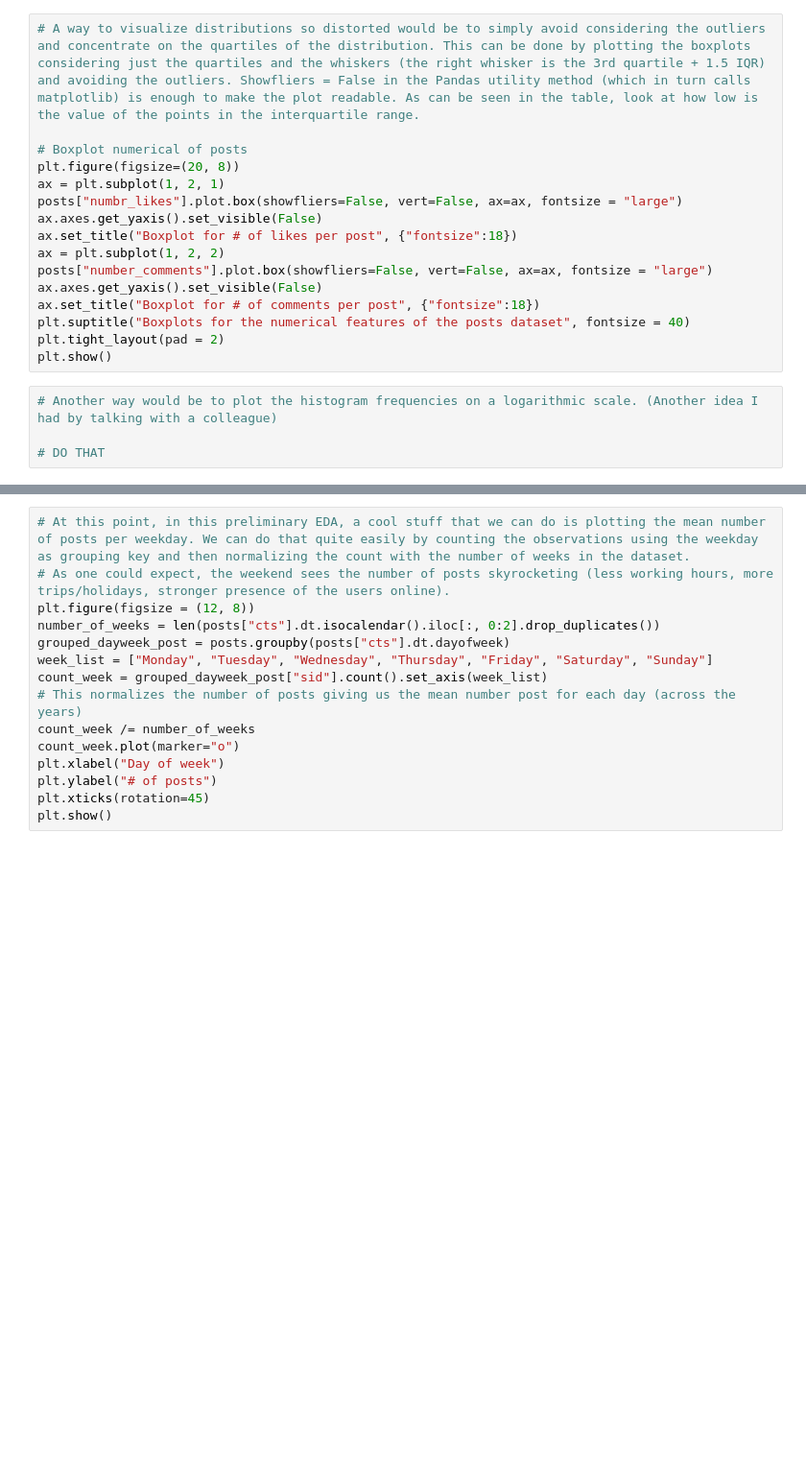
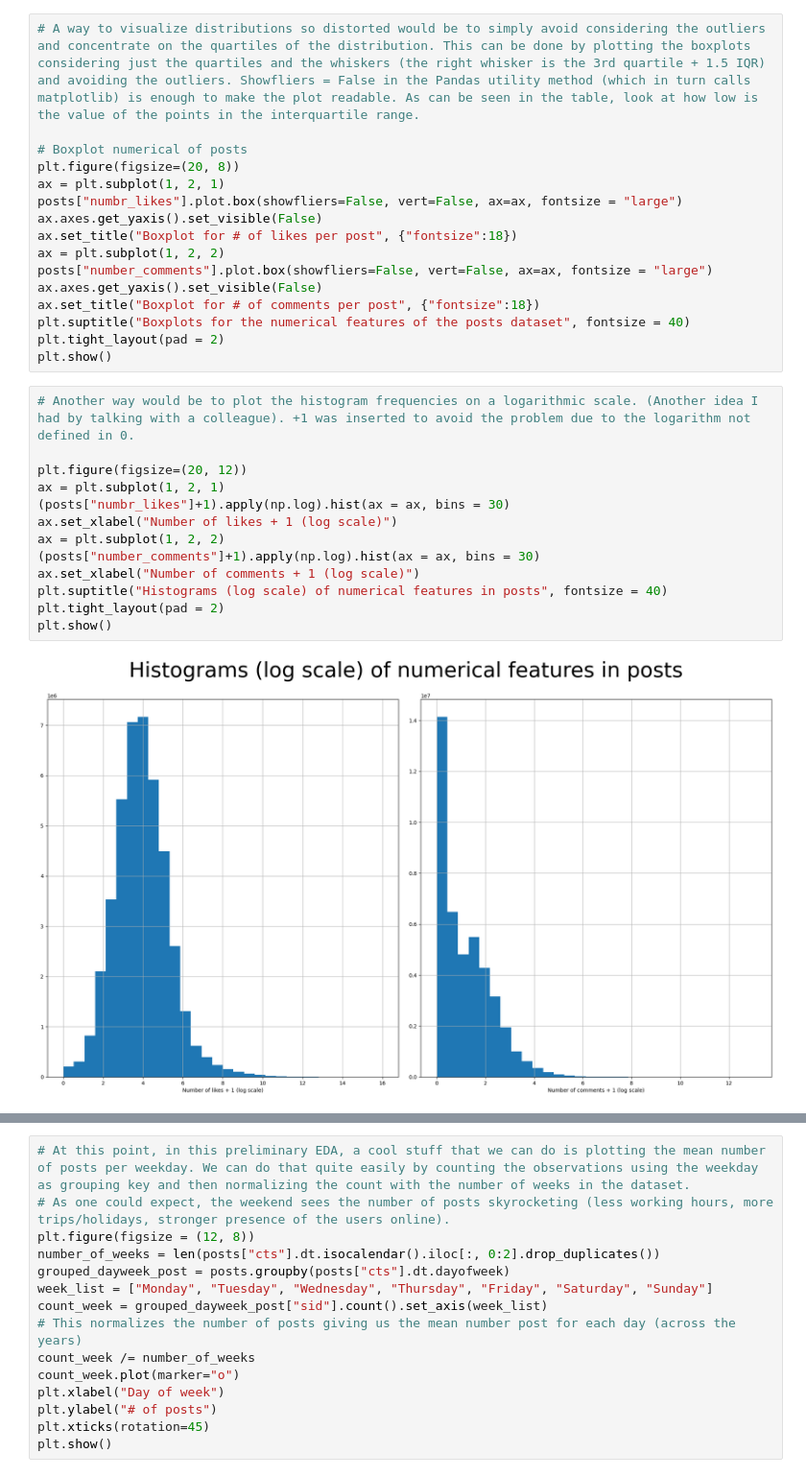
Before and after one commit to sim2000dg/adm_hw2-group30, a Jupyter notebook: RQ1.ipynb, the cells around one changed output, grey strips where cells are left out. Shown at 96% size. Cells and saved outputs as stored; diff of their text form; blank space fills up the shorter version.

Commit message:
RQ1 added Q-Q Plot and histograms

```diff
--- a/RQ1.ipynb
+++ b/RQ1.ipynb
@@ -75,7 +76,18 @@ ax.set_title("Boxplot for # of comments per post", {"fontsize":18})
 plt.suptitle("Boxplots for the numerical features of the posts dataset", fontsize = 40)
 plt.tight_layout(pad = 2)
 plt.show()
-# %%
-# Another way would be to plot the histogram frequencies on a logarithmic scale. (Another idea I had by talking with a colleague)
-
-# DO THAT
+# %%
+# Another way would be to plot the histogram frequencies on a logarithmic scale. (Another idea I had by talking with a colleague). +1 was inserted to avoid the problem due to the logarithm not defined in 0.
+
+plt.figure(figsize=(20, 12))
+ax = plt.subplot(1, 2, 1)
+(posts["numbr_likes"]+1).apply(np.log).hist(ax = ax, bins = 30)
+ax.set_xlabel("Number of likes + 1 (log scale)")
+ax = plt.subplot(1, 2, 2)
+(posts["number_comments"]+1).apply(np.log).hist(ax = ax, bins = 30)
+ax.set_xlabel("Number of comments + 1 (log scale)")
+plt.suptitle("Histograms (log scale) of numerical features in posts", fontsize = 40)
+plt.tight_layout(pad = 2)
+plt.show()
+# %% [output]
+[figure, added]
```
Also changed, not shown: parts of 8 cells of this notebook.
